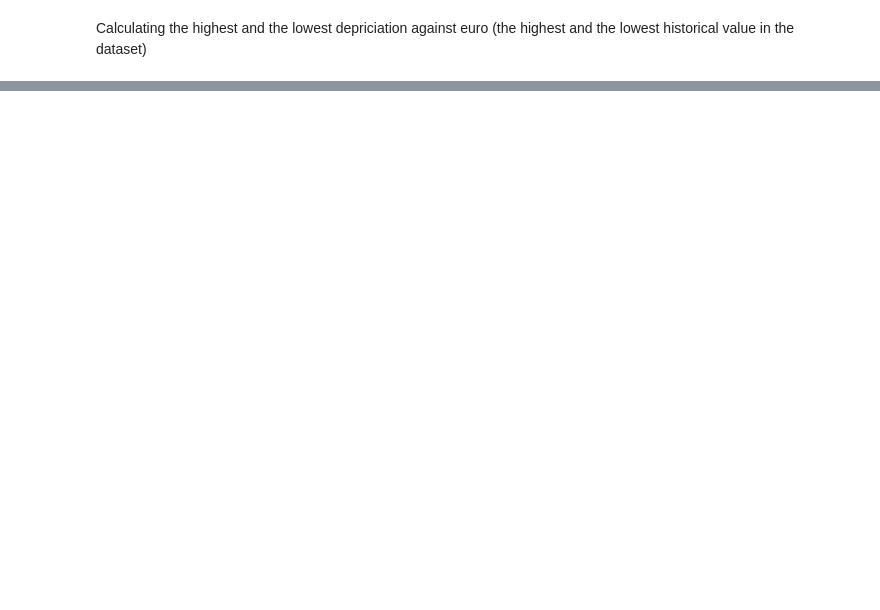
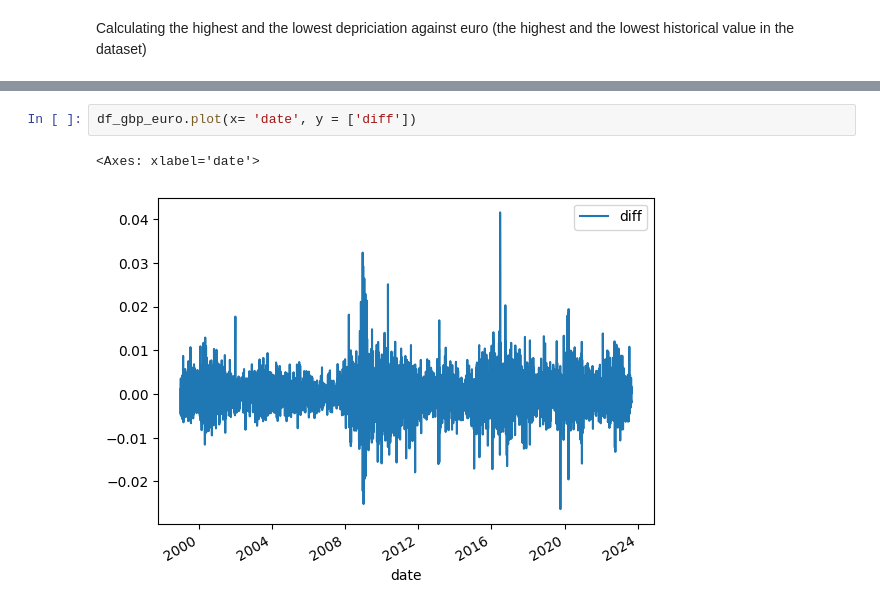
Before and after one commit to sonjamehes/PythonExchangeRate, a Jupyter notebook: exchange_gbp.ipynb, the cells around one changed output, grey strips where cells are left out. Saved outputs shown, nothing was run; the diff lists cells and outputs as text; blank space fills up the shorter version.

```diff
--- a/exchange_gbp.ipynb
+++ b/exchange_gbp.ipynb
@@ -73,0 +141,5 @@ Min val of 0.571 at date 2000-05-03
+# %%
+df_gbp_euro.plot(x= 'date', y = ['diff'])
+# %% [output]
+<Axes: xlabel='date'>
+[figure, added]
```
Also changed, not shown: parts of 9 cells of this notebook.
